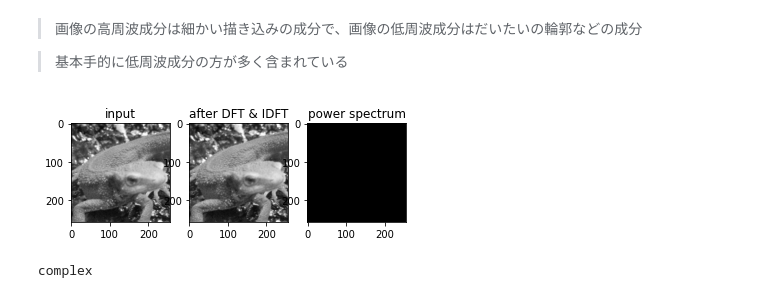
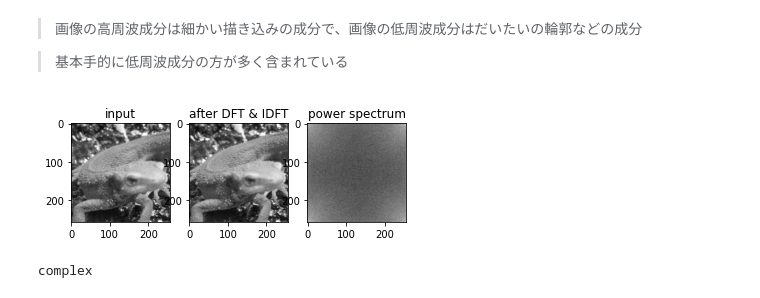
Before and after one commit to shinchu/gasyori100, a Jupyter notebook: notebooks/week_04.ipynb, the cells around one changed output. Saved outputs shown, nothing was run; the diff lists cells and outputs as text; code cells hidden in the pictures.

```diff
--- a/notebooks/week_04.ipynb
+++ b/notebooks/week_04.ipynb
@@ -128,35 +128,36 @@ def idft(G):
     x, y = np.meshgrid(np.arange(0, W), np.arange(0, H))
 
     for l in range(H):
         for k in range(W):
             out[l, k] = np.abs(np.sum(G * np.exp(2j * np.pi * (x * k / W + y * l / H)))) / (H * W)
 
     # clipping
     out = np.clip(out, 0, 255)
     out = out.astype(np.uint8)
     return out
 
 # DFT
 G = dft(img_gray)
 
 # power spectrum
-ps = (np.abs(G) / np.abs(G).max() * 255).astype(np.uint8)
+# ps = (np.abs(G) / np.abs(G).max() * 255).astype(np.uint8)
+ps = 20 * np.log(np.abs(G))
 
 # IDFT
 out = idft(G)
 
 plt.subplot(1, 3, 1)
 plt.title("input")
 plt.imshow(img_gray, cmap="gray")
 plt.subplot(1, 3, 2)
 plt.title("after DFT & IDFT")
 plt.imshow(out, cmap="gray")
 plt.subplot(1, 3, 3)
 plt.title("power spectrum")
 plt.imshow(ps, cmap="gray")
 plt.show()
 # %% [output]
-[figure, old version]
+[figure, new version]
 # %%
 # 複素数型
 type(1j)
```
Also changed, not shown: parts of 15 cells of this notebook.
